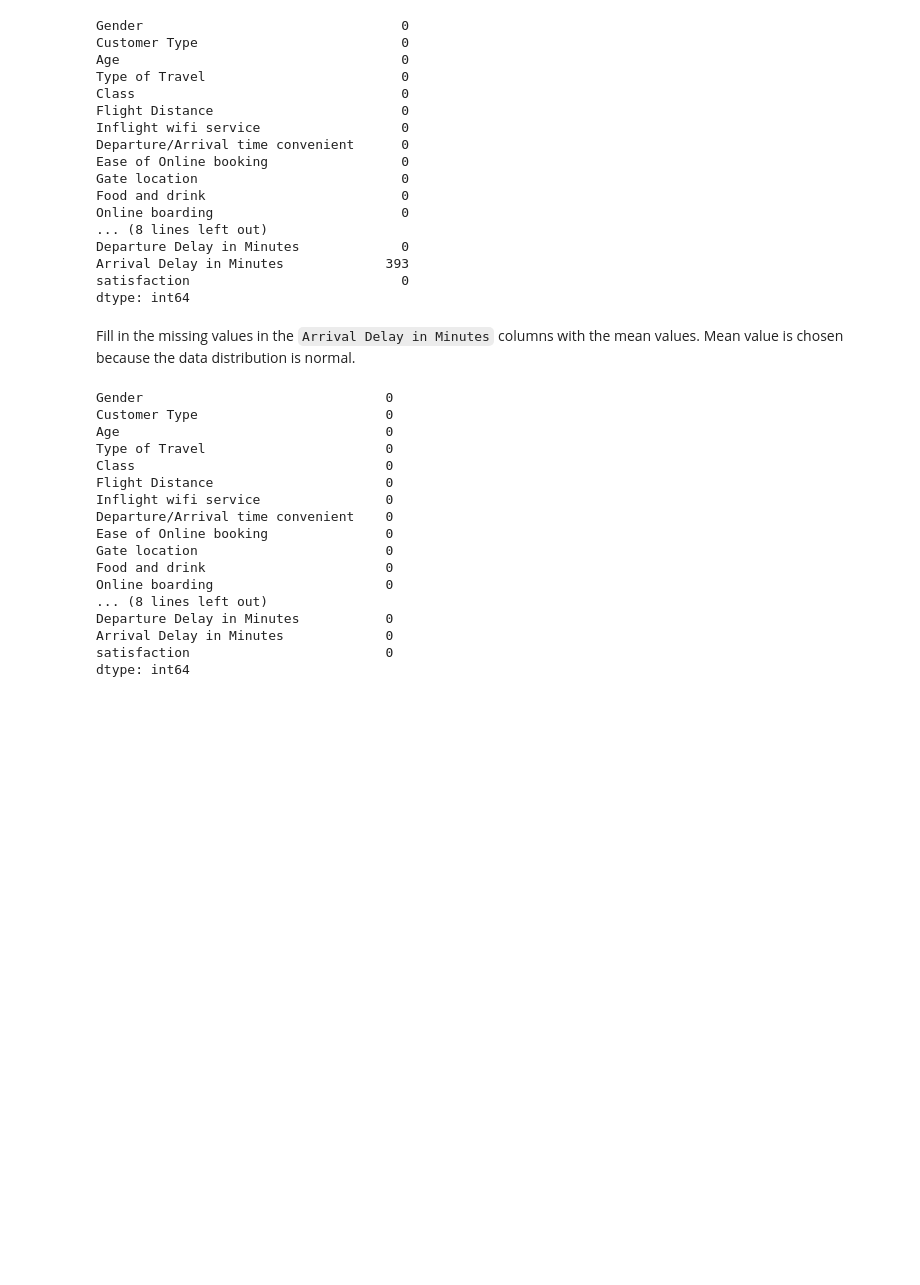
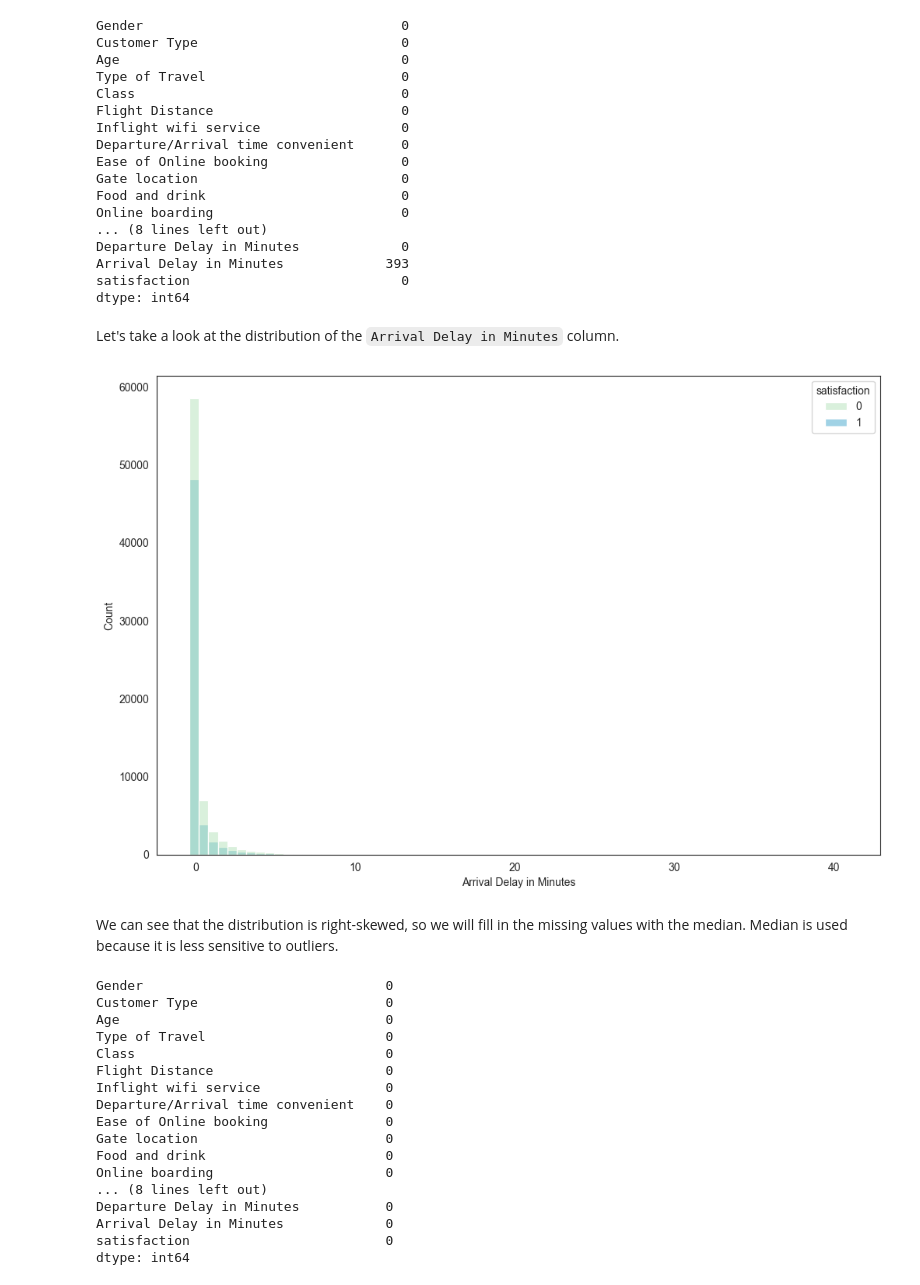
Before and after one commit to davinjason09/Airline-Satisfaction-Classification, a Jupyter notebook: Classification.ipynb, the cells around one changed output. Drawn from its saved outputs; the diff is of its cells as text; code cells hidden in the pictures; blank space fills up the shorter version.

```diff
--- a/Classification.ipynb
+++ b/Classification.ipynb
@@ -328,6 +328,15 @@ Departure Delay in Minutes             0
 Arrival Delay in Minutes             393
 satisfaction                           0
 dtype: int64
-# %% [markdown]
-Fill in the missing values in the `Arrival Delay in Minutes` columns with the mean values. Mean value is chosen because the data distribution is normal.
+# %% [markdown]
+Let's take a look at the distribution of the `Arrival Delay in Minutes` column.
+# %%
+plt.figure(figsize=(12, 8))
+sns.histplot(data=df_concat, x='Arrival Delay in Minutes', hue='satisfaction', palette='GnBu', bins=70)
+
+pass
+# %% [output]
+[figure, added]
+# %% [markdown]
+We can see that the distribution is right-skewed, so we will fill in the missing values with the median. Median is used because it is less sensitive to outliers.
 # %%
```
Also changed, not shown: parts of 14 cells of this notebook.
